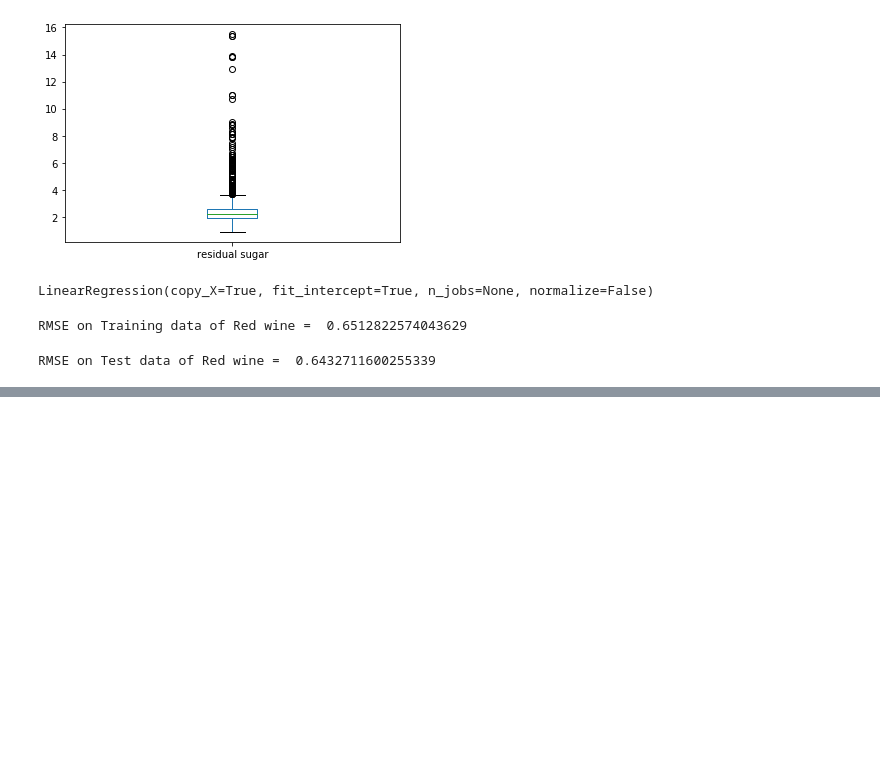
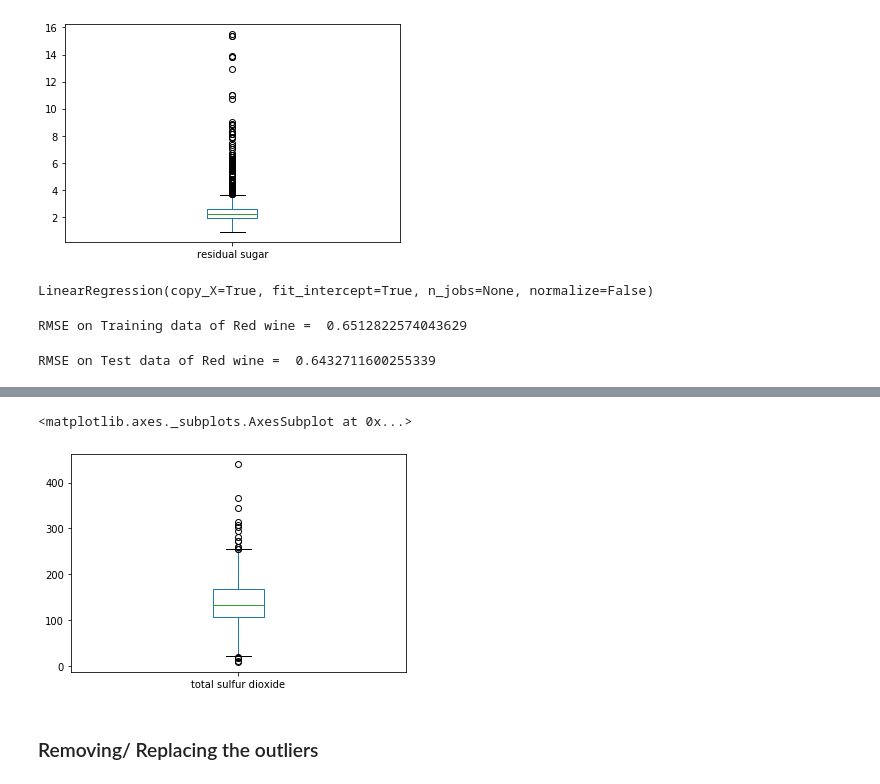
Before and after one commit to mihirkumar02/winePrediction, a Jupyter notebook: winePrediction.ipynb, the cells around one changed output, grey strips where cells are left out. Saved outputs shown, nothing was run; the diff lists cells and outputs as text; code cells hidden in the pictures; blank space fills up the shorter version.

```diff
--- a/winePrediction.ipynb
+++ b/winePrediction.ipynb
@@ -197,0 +252,7 @@ RMSE on Test data of Red wine =  0.6432711600255339
+# %%
+white['total sulfur dioxide'].plot.box()
+# %% [output]
+<matplotlib.axes._subplots.AxesSubplot at 0x...>
+[figure, added]
+# %% [markdown]
+### Removing/ Replacing the outliers
```
Also changed, not shown: parts of 23 cells of this notebook.
